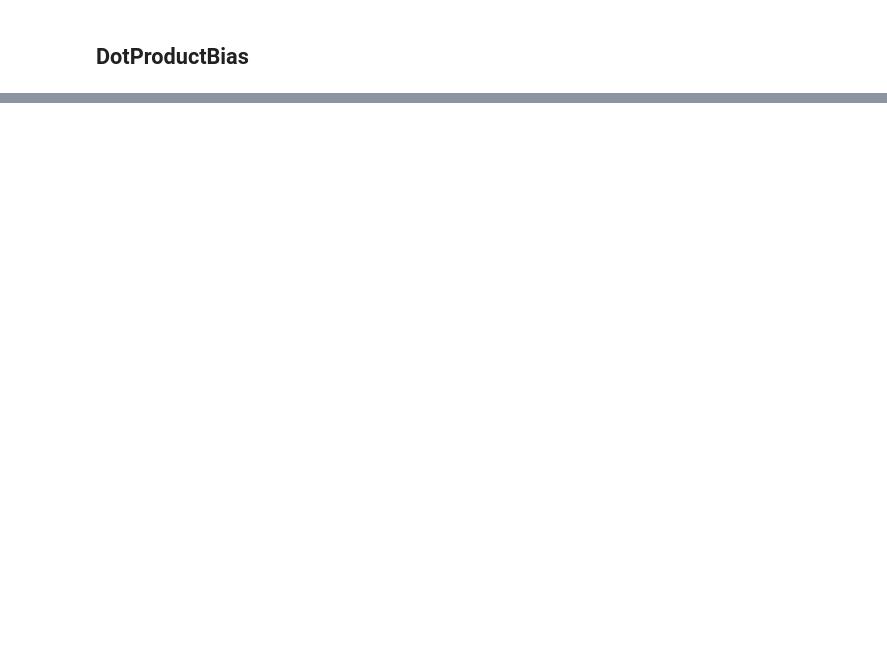
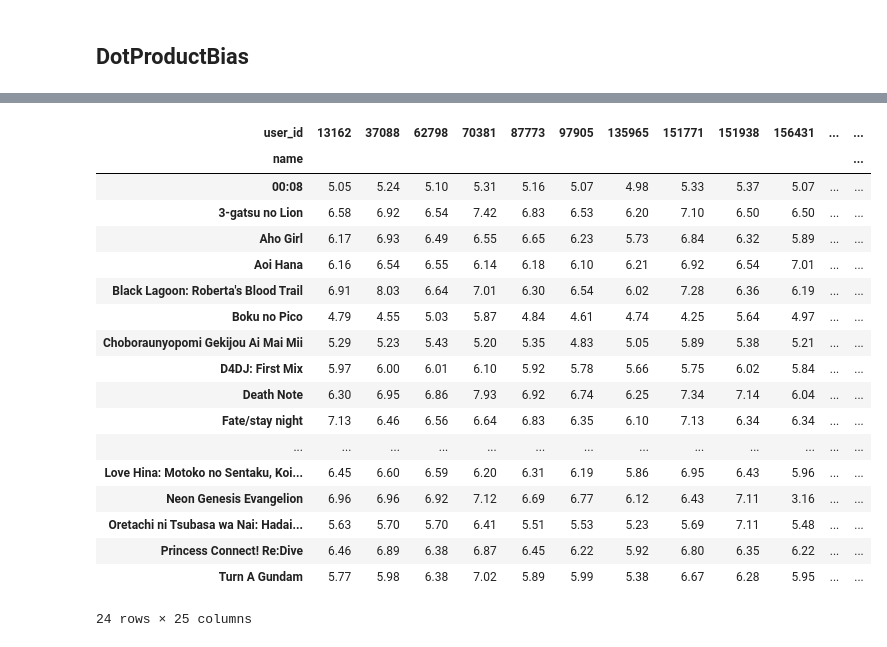
Before and after one commit to fabraz/fastaiOnCampus, a Jupyter notebook: nbs/lesson07_180130722_SamuelNB-Samuel-Nogueira-Bacelar.ipynb, the cells around one changed output, grey strips where cells are left out. Drawn from its saved outputs; the diff is of its cells as text; code cells hidden in the pictures; blank space fills up the shorter version.

```diff
--- a/nbs/lesson07_180130722_SamuelNB-Samuel-Nogueira-Bacelar.ipynb
+++ b/nbs/lesson07_180130722_SamuelNB-Samuel-Nogueira-Bacelar.ipynb
@@ -331,0 +404,4 @@ learn.fit_one_cycle(5, 5e-3)
+# %%
+model = DotProductBias(n_users, n_animes, 200)
+learn_200fac = Learner(dls, model, loss_func=MSELossFlat())
+learn_200fac.fit_one_cycle(5, 5e-3)
@@ -331,0 +463,10 @@ learn.fit_one_cycle(5, 5e-3)
+# %%
+rows = []
+anime_names = list(ratings_with_user_data.drop_duplicates(subset='name', keep='first').name)
+for i in range(len(anime_names)):
+    rows.append( dict({'user_id' : 12345678, 'name': anime_names[i]}))
+test_data = pd.DataFrame(rows)
+# Load your model
+
+
+dl = learn_200fac.dls.test_dl(test_data)
@@ -331,0 +475,3 @@ learn.fit_one_cycle(5, 5e-3)
+# %%
+preds, y = learn_200fac.get_preds(dl=dl)
+preds, y
@@ -331,0 +541,19 @@ learn.fit_one_cycle(5, 5e-3)
+# %%
+# Load your model
+def get_user_predicts(user_id):
+    test_data = {}
+    rows = []
+    for i in range(len(pivot_table.index)):
+        rows.append( dict({'user_id' : user_id, 'name': pivot_table.index[i]}))
+
+    test_data = pd.DataFrame(rows)
+    dl = learn_200fac.dls.test_dl(test_data)
+    preds, y = learn_200fac.get_preds(dl=dl)
+    return preds
+
+users = pivot_table.columns
+for idx, user in enumerate(users):
+    user_predictions = get_user_predicts(user)
+    print(f"{idx+1}: usuário - {user}")
+    user_preds_flatten = user_predictions.numpy().flatten().round(2)
+    pivot_table[user] = user_preds_flatten
@@ -331,0 +574,22 @@ learn.fit_one_cycle(5, 5e-3)
+# %%
+pivot_table
+# %% [output]
+| user_id | 13162 | 37088 | 62798 | 70381 | 87773 | 97905 | 135965 | 151771 | 151938 | 156431 | ... | ... |
+| name |  |  |  |  |  |  |  |  |  |  |  | ... |
+| 00:08 | 5.05 | 5.24 | 5.10 | 5.31 | 5.16 | 5.07 | 4.98 | 5.33 | 5.37 | 5.07 | ... | ... |
+| 3-gatsu no Lion | 6.58 | 6.92 | 6.54 | 7.42 | 6.83 | 6.53 | 6.20 | 7.10 | 6.50 | 6.50 | ... | ... |
+| Aho Girl | 6.17 | 6.93 | 6.49 | 6.55 | 6.65 | 6.23 | 5.73 | 6.84 | 6.32 | 5.89 | ... | ... |
+| Aoi Hana | 6.16 | 6.54 | 6.55 | 6.14 | 6.18 | 6.10 | 6.21 | 6.92 | 6.54 | 7.01 | ... | ... |
+| Black Lagoon: Roberta's Blood Trail | 6.91 | 8.03 | 6.64 | 7.01 | 6.30 | 6.54 | 6.02 | 7.28 | 6.36 | 6.19 | ... | ... |
+| Boku no Pico | 4.79 | 4.55 | 5.03 | 5.87 | 4.84 | 4.61 | 4.74 | 4.25 | 5.64 | 4.97 | ... | ... |
+| Choboraunyopomi Gekijou Ai Mai Mii | 5.29 | 5.23 | 5.43 | 5.20 | 5.35 | 4.83 | 5.05 | 5.89 | 5.38 | 5.21 | ... | ... |
+| D4DJ: First Mix | 5.97 | 6.00 | 6.01 | 6.10 | 5.92 | 5.78 | 5.66 | 5.75 | 6.02 | 5.84 | ... | ... |
+| Death Note | 6.30 | 6.95 | 6.86 | 7.93 | 6.92 | 6.74 | 6.25 | 7.34 | 7.14 | 6.04 | ... | ... |
+| Fate/stay night | 7.13 | 6.46 | 6.56 | 6.64 | 6.83 | 6.35 | 6.10 | 7.13 | 6.34 | 6.34 | ... | ... |
+| ... | ... | ... | ... | ... | ... | ... | ... | ... | ... | ... | ... | ... |
+| Love Hina: Motoko no Sentaku, Koi... | 6.45 | 6.60 | 6.59 | 6.20 | 6.31 | 6.19 | 5.86 | 6.95 | 6.43 | 5.96 | ... | ... |
+| Neon Genesis Evangelion | 6.96 | 6.96 | 6.92 | 7.12 | 6.69 | 6.77 | 6.12 | 6.43 | 7.11 | 3.16 | ... | ... |
+| Oretachi ni Tsubasa wa Nai: Hadai... | 5.63 | 5.70 | 5.70 | 6.41 | 5.51 | 5.53 | 5.23 | 5.69 | 7.11 | 5.48 | ... | ... |
+| Princess Connect! Re:Dive | 6.46 | 6.89 | 6.38 | 6.87 | 6.45 | 6.22 | 5.92 | 6.80 | 6.35 | 6.22 | ... | ... |
+| Turn A Gundam | 5.77 | 5.98 | 6.38 | 7.02 | 5.89 | 5.99 | 5.38 | 6.67 | 6.28 | 5.95 | ... | ... |
+24 rows × 25 columns
```
Also changed, not shown: parts of 33 cells of this notebook.
